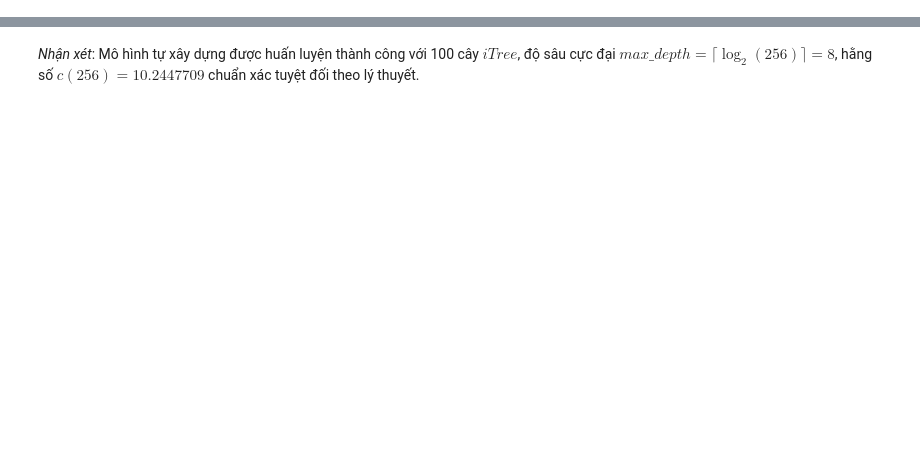
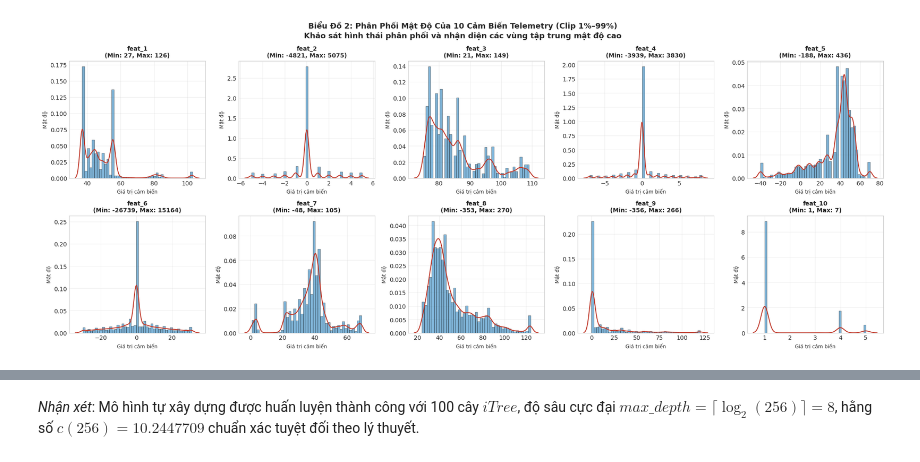
Before and after one commit to vongocgiavy/IFOREST, a Jupyter notebook: shuttle_anomaly_detection_iforest.ipynb, the cells around one changed output, grey strips where cells are left out. Saved outputs shown, nothing was run; the diff lists cells and outputs as text; code cells hidden in the pictures; blank space fills up the shorter version.

```diff
--- a/shuttle_anomaly_detection_iforest.ipynb
+++ b/shuttle_anomaly_detection_iforest.ipynb
@@ -317,0 +114,19 @@ Ngưỡng lý thuyết (threshold_)       : 0.500000
+# %%
+# 4.1 Bảng thống kê mô tả chi tiết 10 đặc trưng cảm biến
+print("=== BẢNG THỐNG KÊ MÔ TẢ 10 ĐẶC TRƯNG CẢM BIẾN (N=58,000) ===")
+desc_table = []
+for col in feature_cols:
+    vals = X[col]
+    desc_table.append({
+        'Đặc trưng': col,
+        'Mean': f"{vals.mean():.2f}",
+        'Std': f"{vals.std():.2f}",
+        'Min': f"{vals.min():,}",
+        'P25 (Q1)': f"{vals.quantile(0.25):.1f}",
+        'Median (Q2)': f"{vals.median():.1f}",
+        'P75 (Q3)': f"{vals.quantile(0.75):.1f}",
+        'Max': f"{vals.max():,}",
+        'Độ lệch (Skewness)': f"{vals.skew():.2f}"
+    })
+desc_df = pd.DataFrame(desc_table)
+print(desc_df.to_string(index=False))
@@ -317,0 +157,27 @@ Ngưỡng lý thuyết (threshold_)       : 0.500000
+# %%
+# 4.3 Phân phối mật độ (KDE & Histogram) của toàn bộ 10 đặc trưng
+fig, axes = plt.subplots(2, 5, figsize=(20, 8))
+axes = axes.flatten()
+
+for i, col in enumerate(feature_cols):
+    ax = axes[i]
+    # Giới hạn phân vị 1% - 99% để biểu đồ không bị bẹp do các giá trị cực trị lớn
+    lo = np.percentile(X[col], 1)
+    hi = np.percentile(X[col], 99)
+    clipped_vals = X[col].clip(lo, hi)
+
+    ax.hist(clipped_vals, bins=45, density=True, alpha=0.6, color='#2980b9', edgecolor='black', linewidth=0.5)
+    sns.kdeplot(clipped_vals, ax=ax, color='#c0392b', linewidth=1.5)
+
+    ax.set_title(f'{col}\n(Min: {X[col].min()}, Max: {X[col].max()})', fontsize=10, fontweight='bold')
+    ax.set_xlabel('Giá trị cảm biến', fontsize=8.5)
+    ax.set_ylabel('Mật độ', fontsize=8.5)
+    ax.grid(alpha=0.3)
+
+plt.suptitle('Biểu Đồ 2: Phân Phối Mật Độ Của 10 Cảm Biến Telemetry (Clip 1%–99%)\n'
+             'Khảo sát hình thái phân phối và nhận diện các vùng tập trung mật độ cao',
+             fontsize=13, fontweight='bold')
+plt.tight_layout()
+plt.show()
+# %% [output]
+[figure, added]
```
Also changed, not shown: parts of 76 cells of this notebook, 8 other files.
